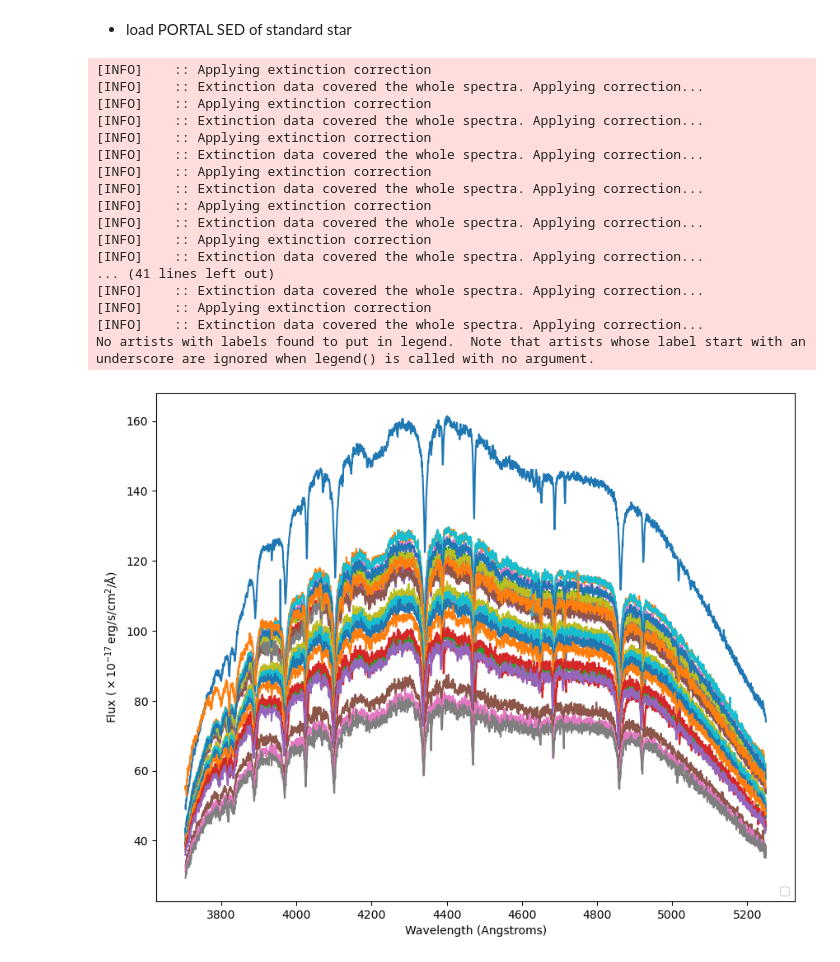
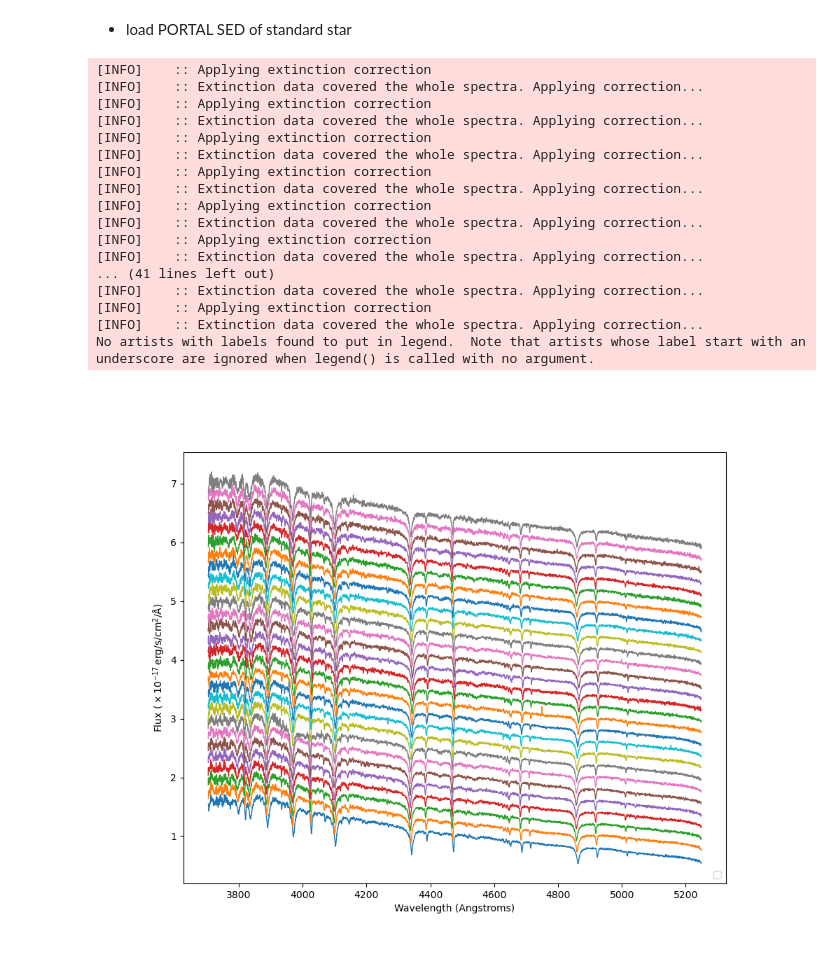
Before and after one commit to lidihei/pyexspec, a Jupyter notebook: ipynb/flux_calibrate.ipynb, the cells around one changed output. Saved outputs shown, nothing was run; the diff lists cells and outputs as text; code cells hidden in the pictures.

```diff
--- a/ipynb/flux_calibrate.ipynb
+++ b/ipynb/flux_calibrate.ipynb
@@ -473,7 +473,7 @@ def write2fits(wave, flux, fluxerr, mask_bad, header, fileout):
 fname_portal = os.path.join(dire, '../ipynb/speedysedfit/HD104687/portalsed_La11.csv')
 tab_portal_lan11 = Table.read(fname_portal)
 # %%
-%matplotlib inline
+%matplotlib widget
 fig, axs = plt.subplots(1,1,figsize=(10,8), )
 for _i, _tab in enumerate(tab_star_lan11):
     _fitsname = _tab['filename']
@@ -492,11 +492,12 @@ for _i, _tab in enumerate(tab_star_lan11):
                          airmass=airmass, longitude=None, latitude=None, extinctfilepar='palomarextinct.dat',
                         extrap_sens=False, use_PolyFitter=True)
     #plt.plot(_wave, Flam/np.median(Flam)+_i*0.2, lw=1, color='b')
-    plt.plot(_wave, Flam/Flam_err)
+    #plt.plot(_wave, Flam/Flam_err)
     ### write fits
     _wave =_starspec.dumpdic['wave_solu_barycorr'][0][::-1]
+    _ind = tab_rv['filename'] == _fitsname
     _flux_norm, _flux_err_norm, _flux_cont = _starspec.normlize(wave=_wave, flux=Flam, flux_err=Flam_err)
-    #plt.plot(_wave, Flam/np.median(Flam)+_i*0.2, lw=1)
+    plt.plot(_wave, Flam/np.median(Flam)+_i*0.2, lw=1)
     _header = _starspec.dumpdic['header']
     #barycorr.append(_starspec.dumpdic['barycorr'])
     snr = np.median(Flam/Flam_err)
@@ -505,31 +506,31 @@ for _i, _tab in enumerate(tab_star_lan11):
     _header['SNR'] = (snr, 'median SNR of pixels')
     fitsout = os.path.join(dire,  'spec/P200toXiong', f'star-{_fitsname[:-5]}_1d.fits')
     write2fits(_wave, Flam, Flam_err, ~gpm_star, _header, fitsout)
 
 
 _tab = tab_portal_lan11
 _ind = (_tab['wave_eff'] >3500) & (_tab['wave_eff'] <6000)
 #plt.scatter(_tab[_ind]['wave_eff'], _tab[_ind]['flux']*1.e17, marker='X', label='SED OF PORTAL')
 plt.legend(loc=4)
 plt.xlabel('Wavelength (Angstroms)')
 plt.ylabel(r'Flux (${\rm \times 10^{-17}\, erg/s/cm^2/\AA}$)')
 plt.show()
 # %% [output]
 [INFO]    :: Applying extinction correction
 [INFO]    :: Extinction data covered the whole spectra. Applying correction...
 [INFO]    :: Applying extinction correction
 [INFO]    :: Extinction data covered the whole spectra. Applying correction...
 [INFO]    :: Applying extinction correction
 [INFO]    :: Extinction data covered the whole spectra. Applying correction...
 [INFO]    :: Applying extinction correction
 [INFO]    :: Extinction data covered the whole spectra. Applying correction...
 [INFO]    :: Applying extinction correction
 [INFO]    :: Extinction data covered the whole spectra. Applying correction...
 [INFO]    :: Applying extinction correction
 [INFO]    :: Extinction data covered the whole spectra. Applying correction...
 ... (41 lines left out)
 [INFO]    :: Extinction data covered the whole spectra. Applying correction...
 [INFO]    :: Applying extinction correction
 [INFO]    :: Extinction data covered the whole spectra. Applying correction...
 No artists with labels found to put in legend.  Note that artists whose label start with an underscore are ignored when legend() is called with no argument.
-[figure, old version]
+[figure, new version]
```
Also changed, not shown: parts of 2 cells of this notebook, 5 other files.
